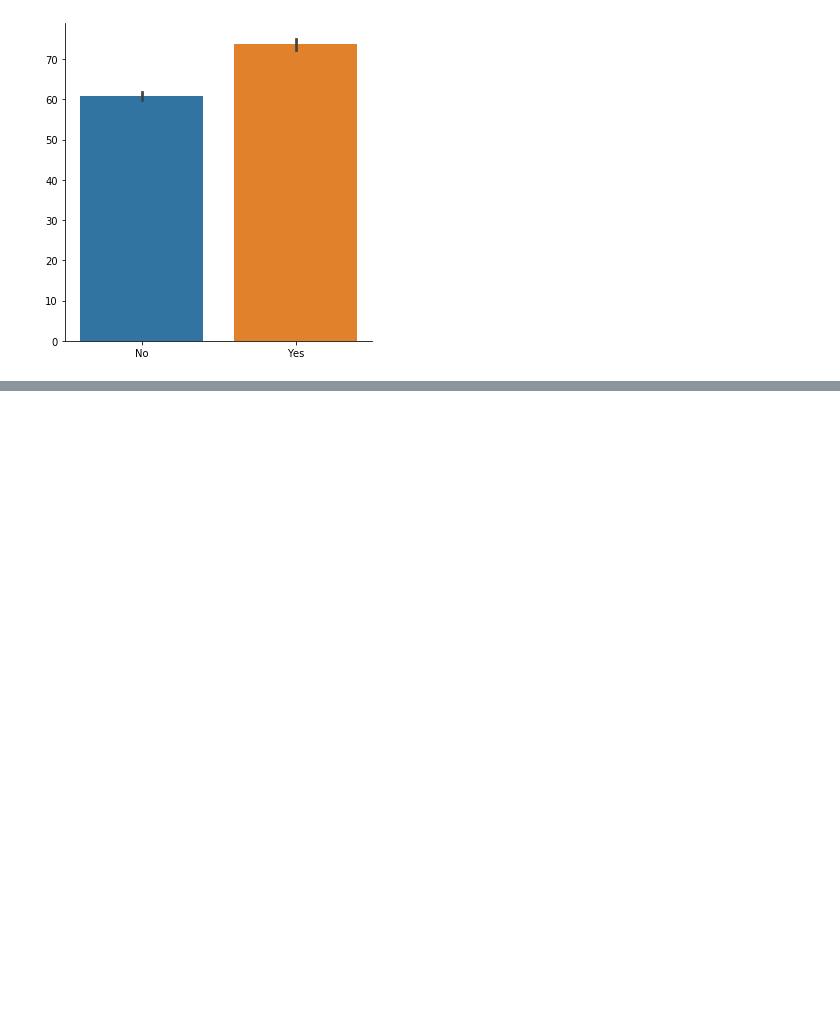
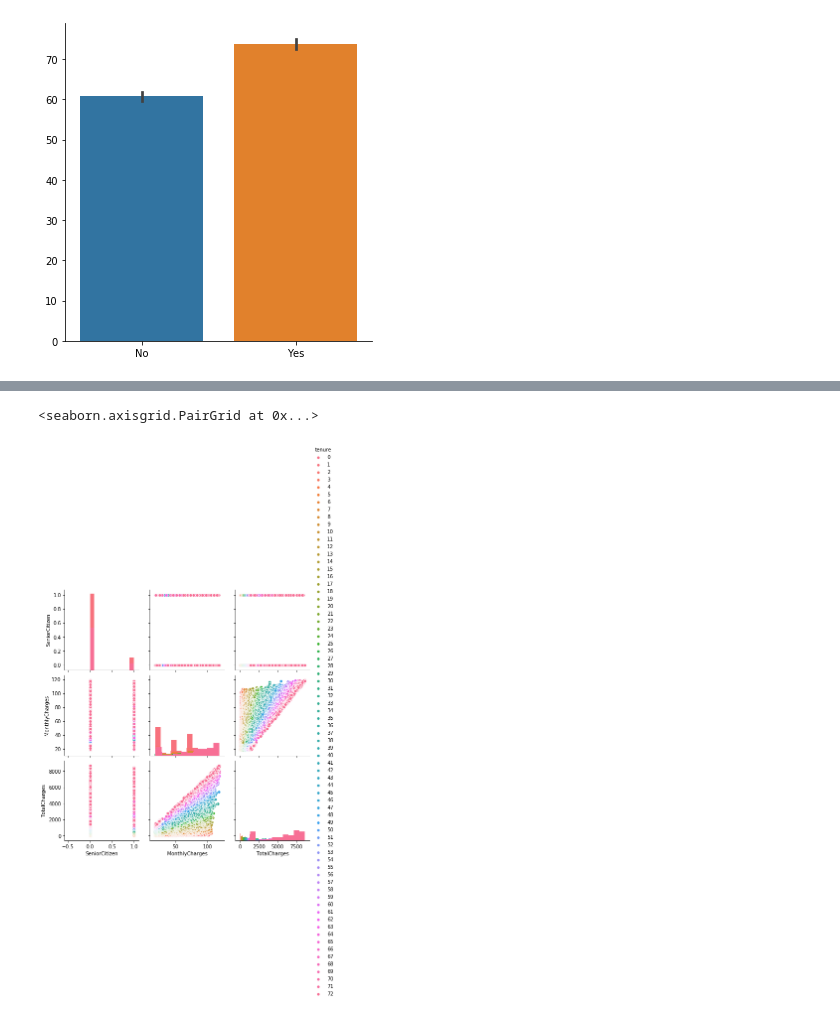
Before and after one commit to pgupta119/Churn-Problem, a Jupyter notebook: Churn problem.ipynb, the cells around one changed output, grey strips where cells are left out. Saved outputs shown, nothing was run; the diff lists cells and outputs as text; code cells hidden in the pictures; blank space fills up the shorter version.

```diff
--- a/Churn problem.ipynb
+++ b/Churn problem.ipynb
@@ -229,0 +181,5 @@ array([[<matplotlib.axes._subplots.AxesSubplot object at 0x...>,
+# %%
+sns.pairplot(other_data,hue="tenure", diag_kind="hist")
+# %% [output]
+<seaborn.axisgrid.PairGrid at 0x...>
+[figure, added]
```
Also changed, not shown: parts of 13 cells of this notebook.
